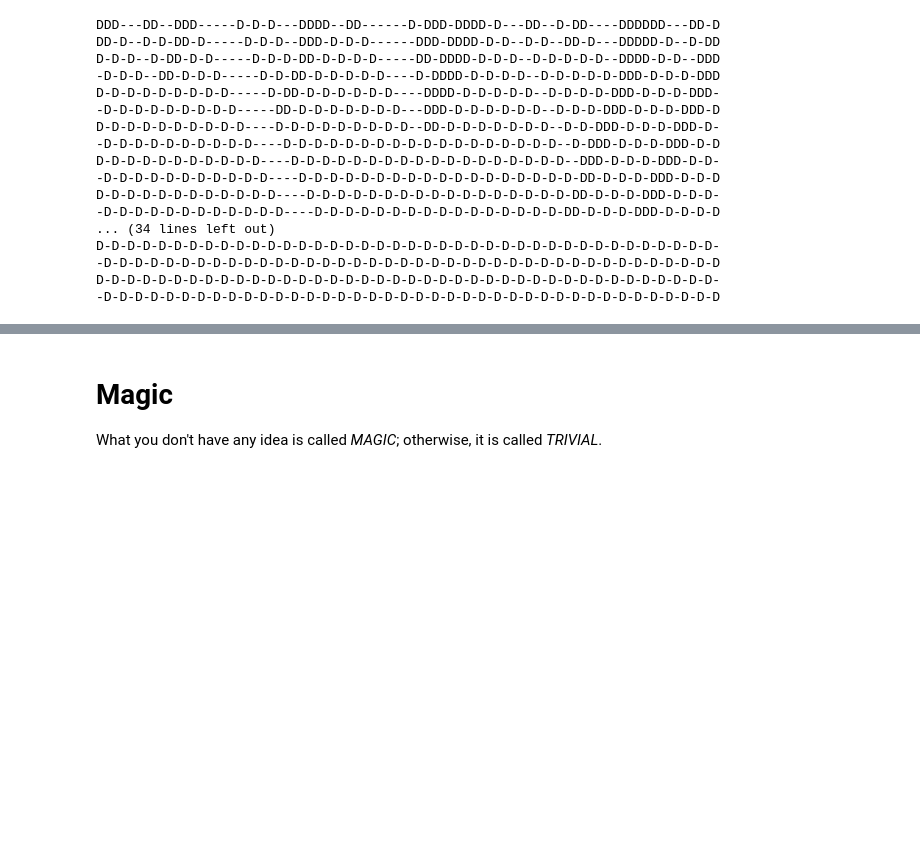
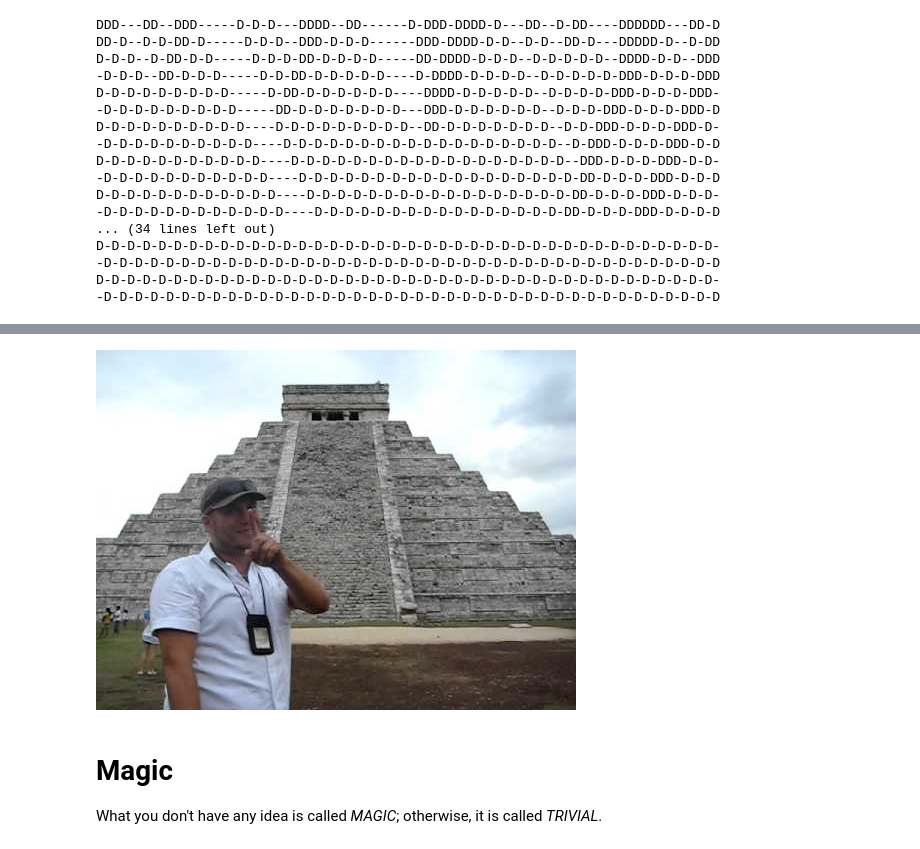
Before and after one commit to cchuang2009/2024, a Jupyter notebook: 2024-1/BeyondPerception/phugoidAnim.ipynb, the cells around one changed output, grey strips where cells are left out. Cells and saved outputs as stored; diff of their text form; code cells hidden in the pictures; blank space fills up the shorter version.

```diff
--- a/2024-1/BeyondPerception/phugoidAnim.ipynb
+++ b/2024-1/BeyondPerception/phugoidAnim.ipynb
@@ -1280,3 +1426,9 @@ D-D-D-D-D-D-D-D-D-D-D-D-D-D-D-D-D-D-D-D-D-D-D-D-D-D-D-D-D-D-D-D-D-D-D-D-D-D-D-D-
+# %%
+# 3min
+from IPython.display import YouTubeVideo
+YouTubeVideo("cvC_deZuDDg" ,width=800,higth=600)
+# %% [output]
+[figure, added]
 # %% [markdown]
 # Magic
 
```
Also changed, not shown: parts of 12 cells of this notebook, 1 other file.
